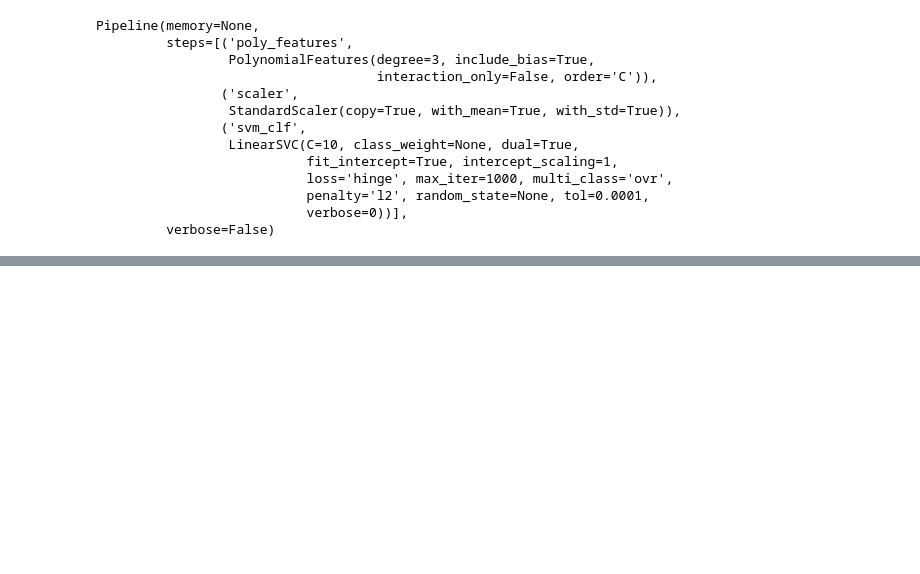
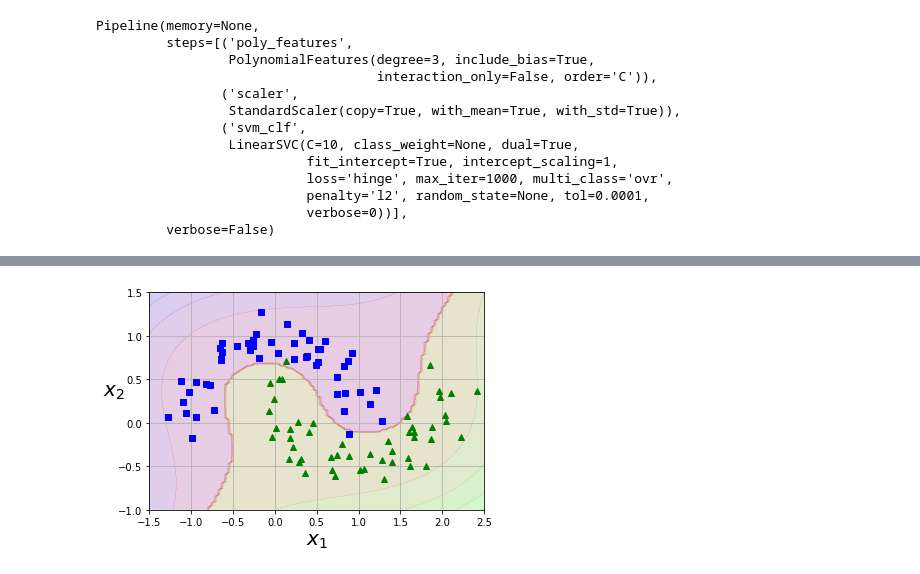
Before and after one commit to lyx599/Hands_on_machine_learning_with_scikit_learn_and_tensorflow, a Jupyter notebook: ex2_classification/SVM.ipynb, the cells around one changed output, grey strips where cells are left out. Saved outputs shown, nothing was run; the diff lists cells and outputs as text; code cells hidden in the pictures; blank space fills up the shorter version.

```diff
--- a/ex2_classification/SVM.ipynb
+++ b/ex2_classification/SVM.ipynb
@@ -87,0 +92,7 @@ plt.show()
+# %%
+from sklearn.svm import SVC
+poly_kernel_svm_clf = Pipeline((
+    ('scaler',StandardScaler()),
+    ('svm_clf', SVC(kernel='poly',degree=3, coef0=1, C=5))
+))
+poly_kernel_svm_clf.fit(X,y)
@@ -87,0 +110,7 @@ plt.show()
+# %%
+plot_predictions(poly_kernel_svm_clf, [-1.5, 2.5, -1, 1.5])
+plot_dataset(X, y, [-1.5, 2.5, -1, 1.5])
+
+plt.show()
+# %% [output]
+[figure, added]
```
Also changed, not shown: parts of 29 cells of this notebook, 2 other files.
